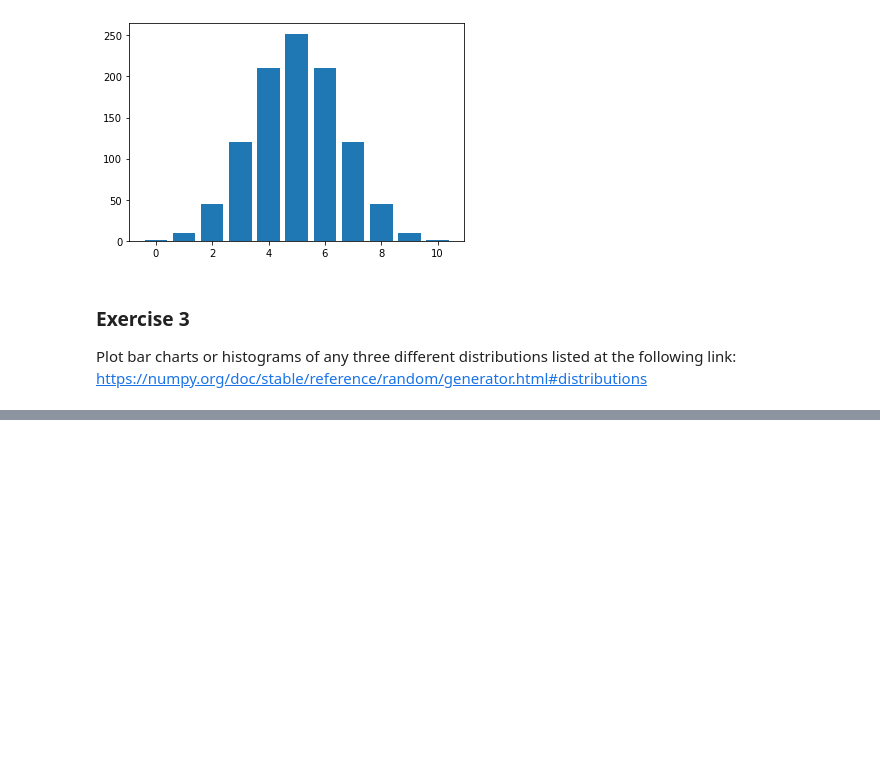
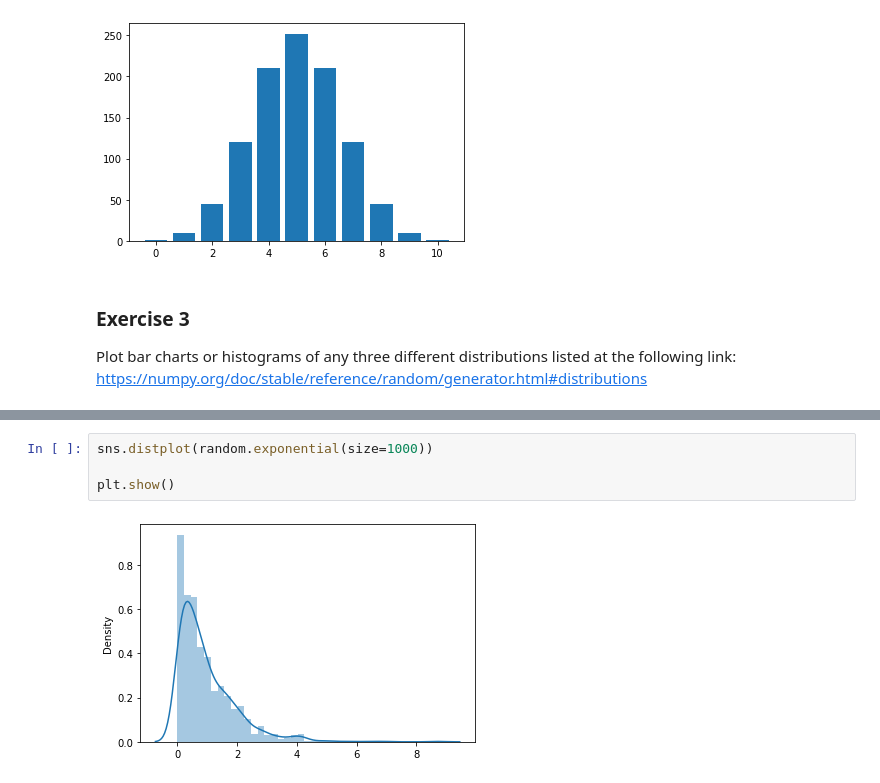
Before and after one commit to LaisColetta/funddata-assessments, a Jupyter notebook: practicals/02-randomness-exercises.ipynb, the cells around one changed output, grey strips where cells are left out. Cells and saved outputs as stored; diff of their text form; blank space fills up the shorter version.

```diff
--- a/practicals/02-randomness-exercises.ipynb
+++ b/practicals/02-randomness-exercises.ipynb
@@ -167,0 +198,6 @@ Reference: https://www.mathworks.com/help/stats/gamma-distribution.html
+# %%
+sns.distplot(random.exponential(size=1000))
+
+plt.show()
+# %% [output]
+[figure, added]
```
Also changed, not shown: parts of 10 cells of this notebook.
